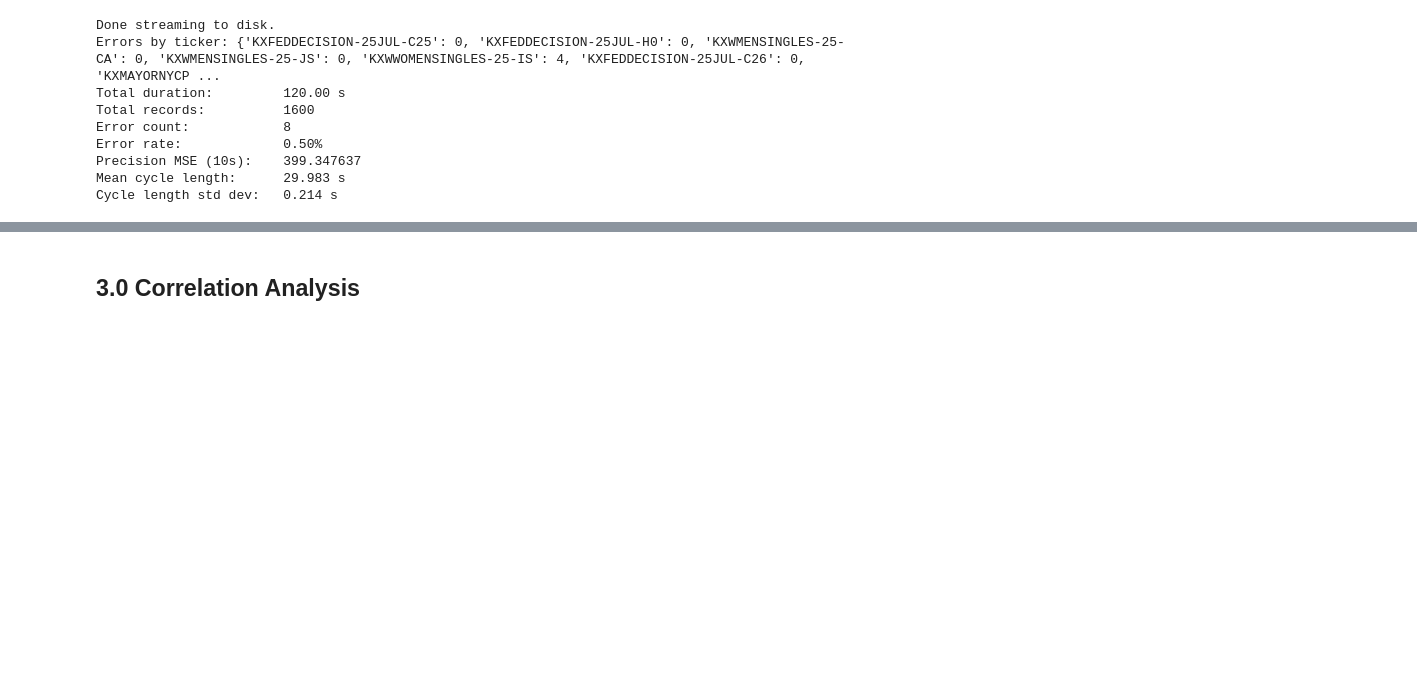
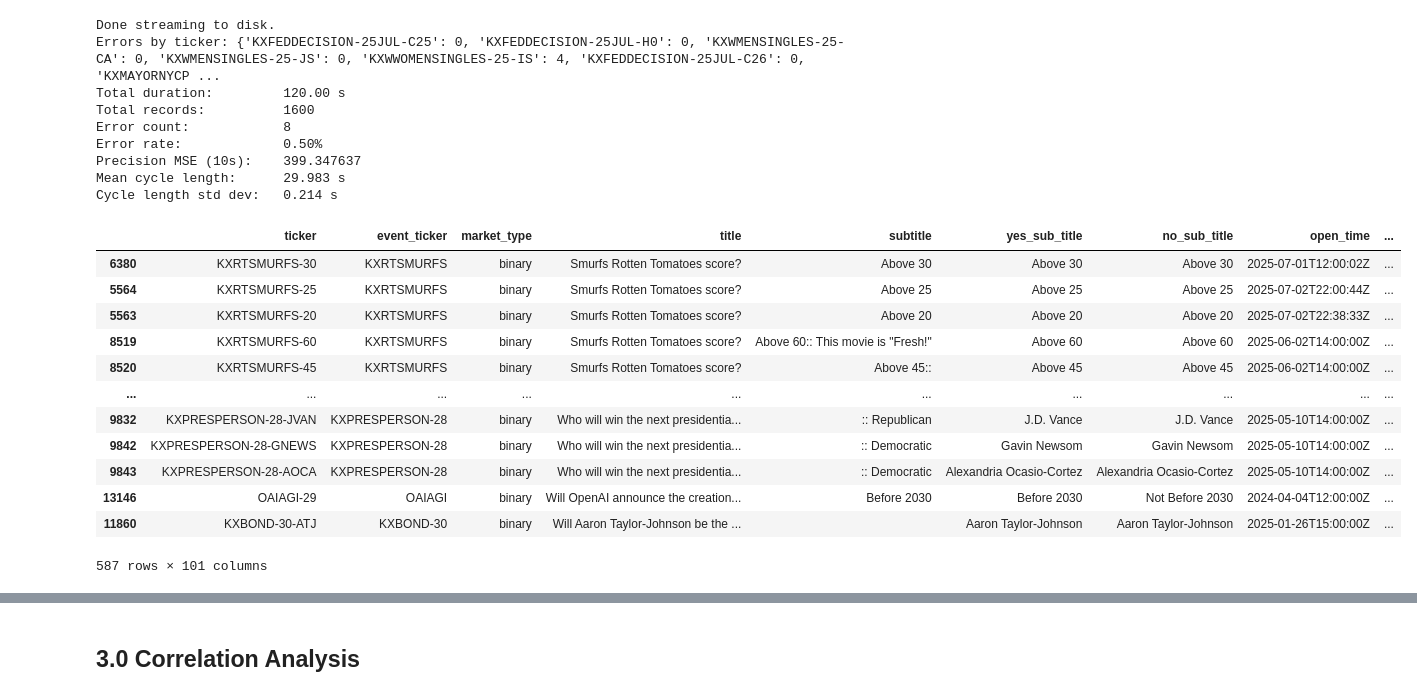
Before and after one commit to NiccoloComati/mykalshi, a Jupyter notebook: main.ipynb, the cells around one changed output, grey strips where cells are left out. Cells and saved outputs as stored; diff of their text form; code cells hidden in the pictures; blank space fills up the shorter version.

```diff
--- a/main.ipynb
+++ b/main.ipynb
@@ -1070,3 +1070,19 @@ print(f"Error rate:             {error_rate:.2%}")
 print(f"Precision MSE (10s):    {precision_mse:.6f}")
 print(f"Mean cycle length:      {mean_cycle:.3f} s")
 print(f"Cycle length std dev:   {std_cycle:.3f} s")
+# %%
+open_mkts[open_mkts['volume'] > 30000].sort_values(by='close_time', ascending=True)
+# %% [output]
+|  | ticker | event_ticker | market_type | title | subtitle | yes_sub_title | no_sub_title | open_time | ... |
+| 6380 | KXRTSMURFS-30 | KXRTSMURFS | binary | Smurfs Rotten Tomatoes score? | Above 30 | Above 30 | Above 30 | 2025-07-01T12:00:02Z | ... |
+| 5564 | KXRTSMURFS-25 | KXRTSMURFS | binary | Smurfs Rotten Tomatoes score? | Above 25 | Above 25 | Above 25 | 2025-07-02T22:00:44Z | ... |
+| 5563 | KXRTSMURFS-20 | KXRTSMURFS | binary | Smurfs Rotten Tomatoes score? | Above 20 | Above 20 | Above 20 | 2025-07-02T22:38:33Z | ... |
+| 8519 | KXRTSMURFS-60 | KXRTSMURFS | binary | Smurfs Rotten Tomatoes score? | Above 60:: This movie is "Fresh!" | Above 60 | Above 60 | 2025-06-02T14:00:00Z | ... |
+| 8520 | KXRTSMURFS-45 | KXRTSMURFS | binary | Smurfs Rotten Tomatoes score? | Above 45:: | Above 45 | Above 45 | 2025-06-02T14:00:00Z | ... |
+| ... | ... | ... | ... | ... | ... | ... | ... | ... | ... |
+| 9832 | KXPRESPERSON-28-JVAN | KXPRESPERSON-28 | binary | Who will win the next presidentia... | :: Republican | J.D. Vance | J.D. Vance | 2025-05-10T14:00:00Z | ... |
+| 9842 | KXPRESPERSON-28-GNEWS | KXPRESPERSON-28 | binary | Who will win the next presidentia... | :: Democratic | Gavin Newsom | Gavin Newsom | 2025-05-10T14:00:00Z | ... |
+| 9843 | KXPRESPERSON-28-AOCA | KXPRESPERSON-28 | binary | Who will win the next presidentia... | :: Democratic | Alexandria Ocasio-Cortez | Alexandria Ocasio-Cortez | 2025-05-10T14:00:00Z | ... |
+| 13146 | OAIAGI-29 | OAIAGI | binary | Will OpenAI announce the creation... | Before 2030 | Before 2030 | Not Before 2030 | 2024-04-04T12:00:00Z | ... |
+| 11860 | KXBOND-30-ATJ | KXBOND-30 | binary | Will Aaron Taylor-Johnson be the ... |  | Aaron Taylor-Johnson | Aaron Taylor-Johnson | 2025-01-26T15:00:00Z | ... |
+587 rows × 101 columns
```
Also changed, not shown: parts of 7 cells of this notebook, 1 other file.
